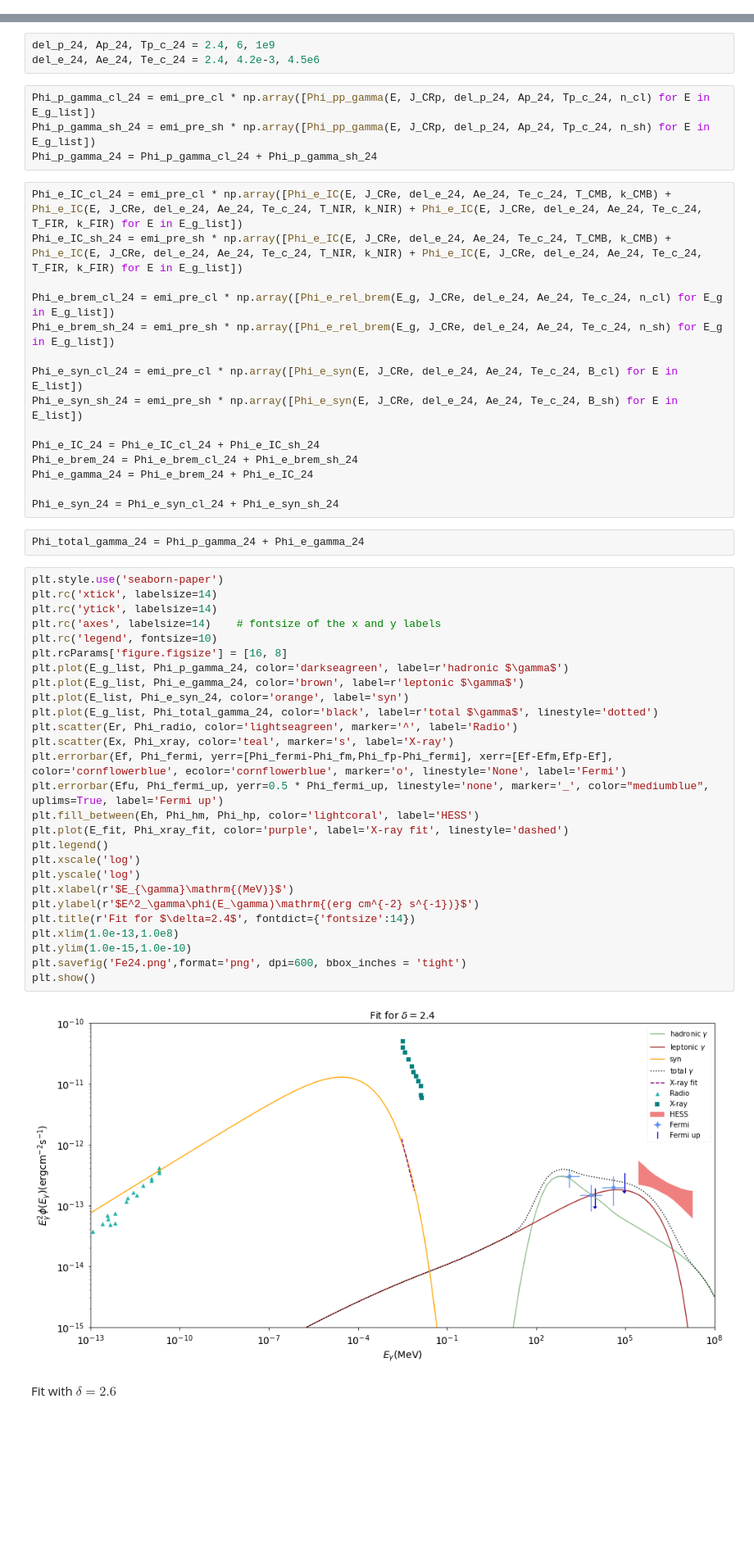
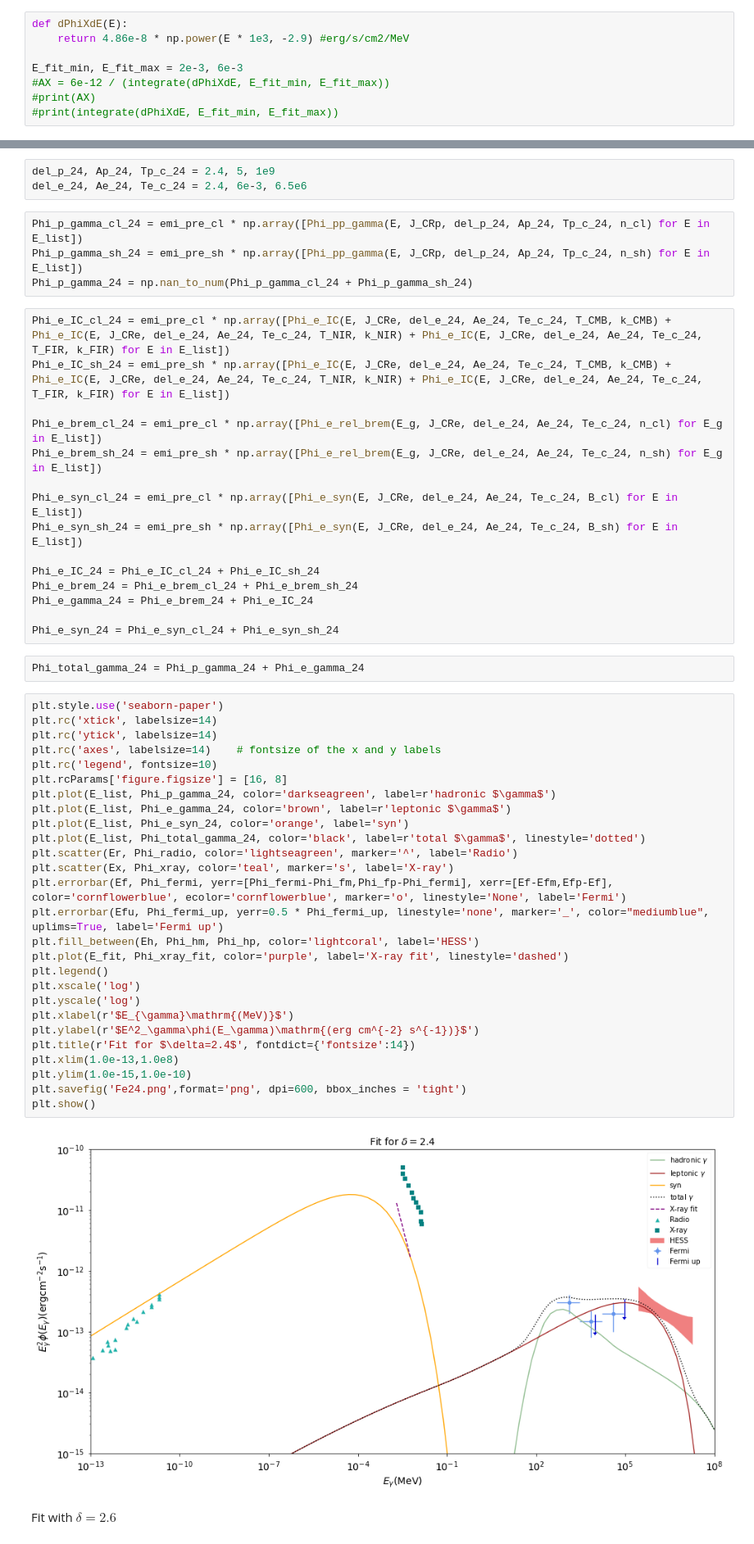
Before and after one commit to Sruthi-Ravikularaman/SN1006, a Jupyter notebook: SN1006.ipynb, the cells around one changed output, grey strips where cells are left out. Shown at 82% size. Drawn from its saved outputs; the diff is of its cells as text; blank space fills up the shorter version.

```diff
--- a/SN1006.ipynb
+++ b/SN1006.ipynb
@@ -102,3 +98,11 @@ Efu, Phi_fermi_up = fermi_upper_data[:, 0] * 1e-6, fermi_upper_data[:, 1]
 Eh, Phi_hp, Phi_hm = hess_data[:, 0] * 1e-6, hess_data[:, 1], hess_data[:, 2]
 # %% [markdown]
 X-ray fit
+# %%
+def dPhiXdE(E):
+    return 4.86e-8 * np.power(E * 1e3, -2.9) #erg/s/cm2/MeV
+
+E_fit_min, E_fit_max = 2e-3, 6e-3
+#AX = 6e-12 / (integrate(dPhiXdE, E_fit_min, E_fit_max))
+#print(AX)
+#print(integrate(dPhiXdE, E_fit_min, E_fit_max))
@@ -248,18 +250,18 @@ plt.show()
 # %% [markdown]
 Fit with $\delta=2.4$
 # %%
-del_p_24, Ap_24, Tp_c_24 = 2.4, 6, 1e9
-del_e_24, Ae_24, Te_c_24 = 2.4, 4.2e-3, 4.5e6
+del_p_24, Ap_24, Tp_c_24 = 2.4, 5, 1e9
+del_e_24, Ae_24, Te_c_24 = 2.4, 6e-3, 6.5e6
 # %%
-Phi_p_gamma_cl_24 = emi_pre_cl * np.array([Phi_pp_gamma(E, J_CRp, del_p_24, Ap_24, Tp_c_24, n_cl) for E in E_g_list])
-Phi_p_gamma_sh_24 = emi_pre_sh * np.array([Phi_pp_gamma(E, J_CRp, del_p_24, Ap_24, Tp_c_24, n_sh) for E in E_g_list])
-Phi_p_gamma_24 = Phi_p_gamma_cl_24 + Phi_p_gamma_sh_24
+Phi_p_gamma_cl_24 = emi_pre_cl * np.array([Phi_pp_gamma(E, J_CRp, del_p_24, Ap_24, Tp_c_24, n_cl) for E in E_list])
+Phi_p_gamma_sh_24 = emi_pre_sh * np.array([Phi_pp_gamma(E, J_CRp, del_p_24, Ap_24, Tp_c_24, n_sh) for E in E_list])
+Phi_p_gamma_24 = np.nan_to_num(Phi_p_gamma_cl_24 + Phi_p_gamma_sh_24)
 # %%
-Phi_e_IC_cl_24 = emi_pre_cl * np.array([Phi_e_IC(E, J_CRe, del_e_24, Ae_24, Te_c_24, T_CMB, k_CMB) + Phi_e_IC(E, J_CRe, del_e_24, Ae_24, Te_c_24, T_NIR, k_NIR) + Phi_e_IC(E, J_CRe, del_e_24, Ae_24, Te_c_24, T_FIR, k_FIR) for E in E_g_list])
-Phi_e_IC_sh_24 = emi_pre_sh * np.array([Phi_e_IC(E, J_CRe, del_e_24, Ae_24, Te_c_24, T_CMB, k_CMB) + Phi_e_IC(E, J_CRe, del_e_24, Ae_24, Te_c_24, T_NIR, k_NIR) + Phi_e_IC(E, J_CRe, del_e_24, Ae_24, Te_c_24, T_FIR, k_FIR) for E in E_g_list])
+Phi_e_IC_cl_24 = emi_pre_cl * np.array([Phi_e_IC(E, J_CRe, del_e_24, Ae_24, Te_c_24, T_CMB, k_CMB) + Phi_e_IC(E, J_CRe, del_e_24, Ae_24, Te_c_24, T_NIR, k_NIR) + Phi_e_IC(E, J_CRe, del_e_24, Ae_24, Te_c_24, T_FIR, k_FIR) for E in E_list])
+Phi_e_IC_sh_24 = emi_pre_sh * np.array([Phi_e_IC(E, J_CRe, del_e_24, Ae_24, Te_c_24, T_CMB, k_CMB) + Phi_e_IC(E, J_CRe, del_e_24, Ae_24, Te_c_24, T_NIR, k_NIR) + Phi_e_IC(E, J_CRe, del_e_24, Ae_24, Te_c_24, T_FIR, k_FIR) for E in E_list])
 
-Phi_e_brem_cl_24 = emi_pre_cl * np.array([Phi_e_rel_brem(E_g, J_CRe, del_e_24, Ae_24, Te_c_24, n_cl) for E_g in E_g_list])
-Phi_e_brem_sh_24 = emi_pre_sh * np.array([Phi_e_rel_brem(E_g, J_CRe, del_e_24, Ae_24, Te_c_24, n_sh) for E_g in E_g_list])
+Phi_e_brem_cl_24 = emi_pre_cl * np.array([Phi_e_rel_brem(E_g, J_CRe, del_e_24, Ae_24, Te_c_24, n_cl) for E_g in E_list])
+Phi_e_brem_sh_24 = emi_pre_sh * np.array([Phi_e_rel_brem(E_g, J_CRe, del_e_24, Ae_24, Te_c_24, n_sh) for E_g in E_list])
 
 Phi_e_syn_cl_24 = emi_pre_cl * np.array([Phi_e_syn(E, J_CRe, del_e_24, Ae_24, Te_c_24, B_cl) for E in E_list])
 Phi_e_syn_sh_24 = emi_pre_sh * np.array([Phi_e_syn(E, J_CRe, del_e_24, Ae_24, Te_c_24, B_sh) for E in E_list])
@@ -274,32 +276,32 @@ Phi_total_gamma_24 = Phi_p_gamma_24 + Phi_e_gamma_24
 # %%
 plt.style.use('seaborn-paper')
 plt.rc('xtick', labelsize=14)
 plt.rc('ytick', labelsize=14)
 plt.rc('axes', labelsize=14)    # fontsize of the x and y labels
 plt.rc('legend', fontsize=10)
 plt.rcParams['figure.figsize'] = [16, 8]
-plt.plot(E_g_list, Phi_p_gamma_24, color='darkseagreen', label=r'hadronic $\gamma$')
-plt.plot(E_g_list, Phi_e_gamma_24, color='brown', label=r'leptonic $\gamma$')
+plt.plot(E_list, Phi_p_gamma_24, color='darkseagreen', label=r'hadronic $\gamma$')
+plt.plot(E_list, Phi_e_gamma_24, color='brown', label=r'leptonic $\gamma$')
 plt.plot(E_list, Phi_e_syn_24, color='orange', label='syn')
-plt.plot(E_g_list, Phi_total_gamma_24, color='black', label=r'total $\gamma$', linestyle='dotted')
+plt.plot(E_list, Phi_total_gamma_24, color='black', label=r'total $\gamma$', linestyle='dotted')
 plt.scatter(Er, Phi_radio, color='lightseagreen', marker='^', label='Radio')
 plt.scatter(Ex, Phi_xray, color='teal', marker='s', label='X-ray')
 plt.errorbar(Ef, Phi_fermi, yerr=[Phi_fermi-Phi_fm,Phi_fp-Phi_fermi], xerr=[Ef-Efm,Efp-Ef], color='cornflowerblue', ecolor='cornflowerblue', marker='o', linestyle='None', label='Fermi')
 plt.errorbar(Efu, Phi_fermi_up, yerr=0.5 * Phi_fermi_up, linestyle='none', marker='_', color="mediumblue", uplims=True, label='Fermi up')
 plt.fill_between(Eh, Phi_hm, Phi_hp, color='lightcoral', label='HESS')
 plt.plot(E_fit, Phi_xray_fit, color='purple', label='X-ray fit', linestyle='dashed')
 plt.legend()
 plt.xscale('log')
 plt.yscale('log')
 plt.xlabel(r'$E_{\gamma}\mathrm{(MeV)}$')
 plt.ylabel(r'$E^2_\gamma\phi(E_\gamma)\mathrm{(erg cm^{-2} s^{-1})}$')
 plt.title(r'Fit for $\delta=2.4$', fontdict={'fontsize':14})
 plt.xlim(1.0e-13,1.0e8)
 plt.ylim(1.0e-15,1.0e-10)
 plt.savefig('Fe24.png',format='png', dpi=600, bbox_inches = 'tight')
 plt.show()
 # %% [output]
-[figure, old version]
+[figure, new version]
 # %% [markdown]
 Fit with $\delta = 2.6$
 # %%
```
Also changed, not shown: parts of 26 cells of this notebook, 6 other files.
